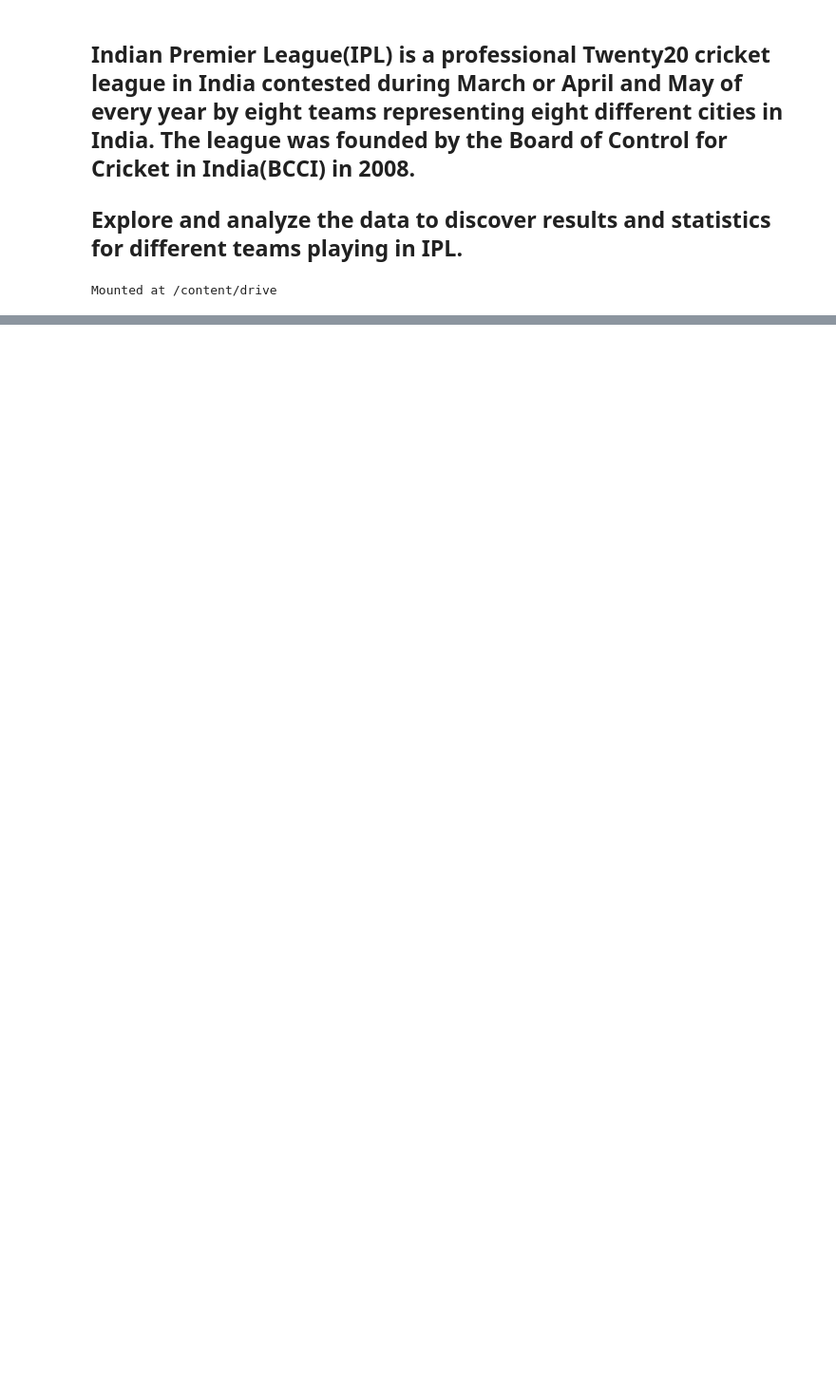
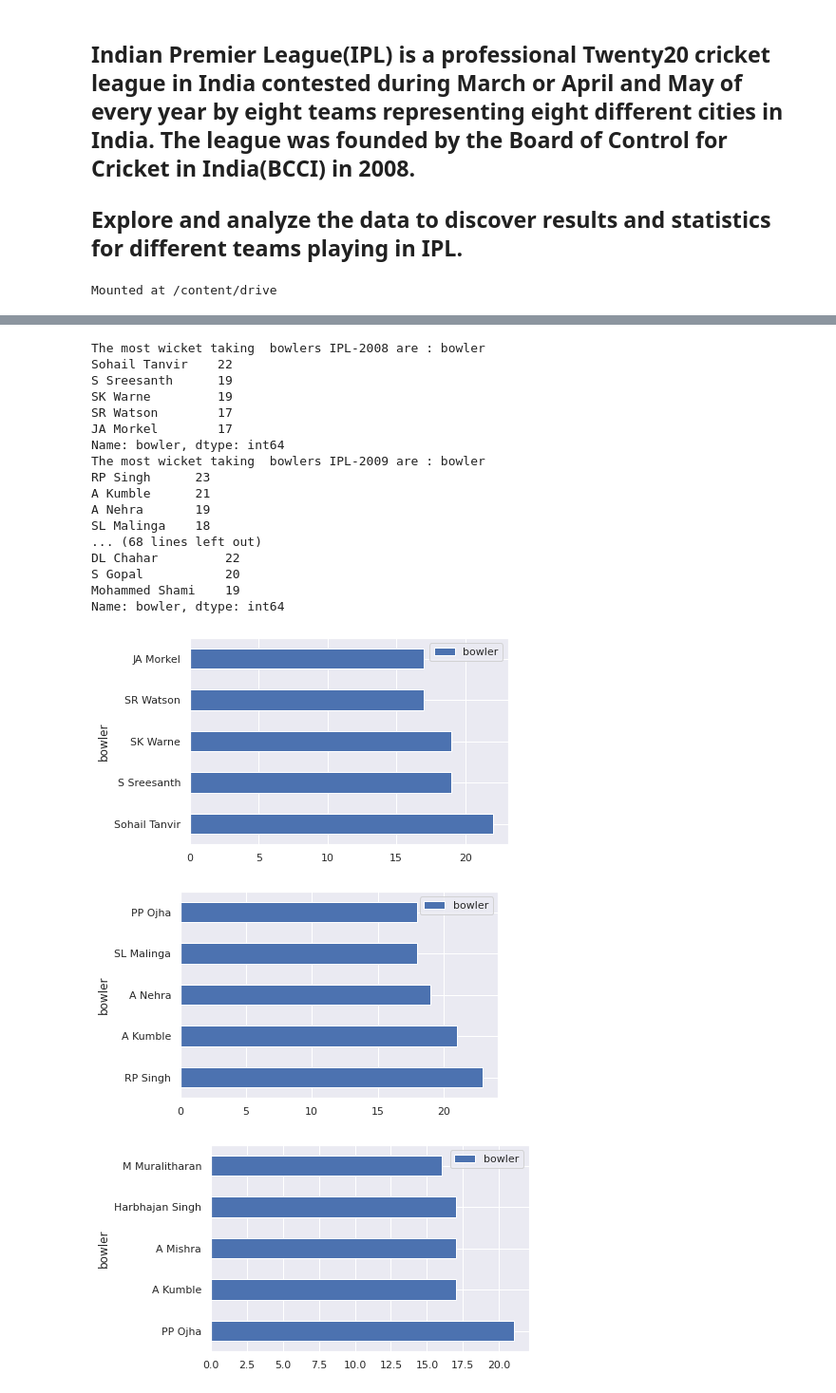
Before and after one commit to akhileshchoudhary1994/IPL-T-20-Cricket-analysis, a Jupyter notebook: Copy_of_IPL_T20_Cricket_Analysis_Capstone_Project.ipynb, the cells around one changed output, grey strips where cells are left out. Shown at 95% size. Drawn from its saved outputs; the diff is of its cells as text; code cells hidden in the pictures; blank space fills up the shorter version.

```diff
--- a/Copy_of_IPL_T20_Cricket_Analysis_Capstone_Project.ipynb
+++ b/Copy_of_IPL_T20_Cricket_Analysis_Capstone_Project.ipynb
@@ -20,0 +260,36 @@ team_csv = pd.read_csv(working_directory + 'teams.csv')
+# %%
+def most_wicketer(x):
+  merging_delievery_matches=pd.merge(delievery_csv,matches_csv,how="inner", left_on=["match_id"],right_on=["id"])
+  #filtering specific for the particular season and evaluation total runs scored by each batsman
+  merge_particular_season=merging_delievery_matches[merging_delievery_matches["Season"]==x]
+  wickets=merge_particular_season[(merge_particular_season["dismissal_kind"]=="caught") | (merge_particular_season["dismissal_kind"]=="bowled") | (merge_particular_season["dismissal_kind"]=="bowled") | (merge_particular_season["dismissal_kind"]=="lbw") | (merge_particular_season["dismissal_kind"]=="stumped") | (merge_particular_season["dismissal_kind"]=="caught and bowled") | (merge_particular_season["dismissal_kind"]=="hit wicket")]
+  return(wickets.groupby("bowler")["bowler"].count().sort_values(ascending=False)[:5])
+# %%
+l=["IPL-2008","IPL-2009","IPL-2010","IPL-2011","IPL-2012","IPL-2013","IPL-2014","IPL-2015","IPL-2016","IPL-2017","IPL-2018","IPL-2019"]
+for i in l:
+  import matplotlib.pyplot as plt
+  from matplotlib.ticker import StrMethodFormatter
+
+  print(f'The most wicket taking  bowlers {i} are : {most_wicketer(i)}')
+  pd.DataFrame(most_wicketer(i)).plot(kind="barh")
+# %% [output]
+The most wicket taking  bowlers IPL-2008 are : bowler
+Sohail Tanvir    22
+S Sreesanth      19
+SK Warne         19
+SR Watson        17
+JA Morkel        17
+Name: bowler, dtype: int64
+The most wicket taking  bowlers IPL-2009 are : bowler
+RP Singh      23
+A Kumble      21
+A Nehra       19
+SL Malinga    18
+... (68 lines left out)
+DL Chahar         22
+S Gopal           20
+Mohammed Shami    19
+Name: bowler, dtype: int64
+[figure, added]
+[figure, added]
+[figure, added]
```
Also changed, not shown: parts of 26 cells of this notebook.
